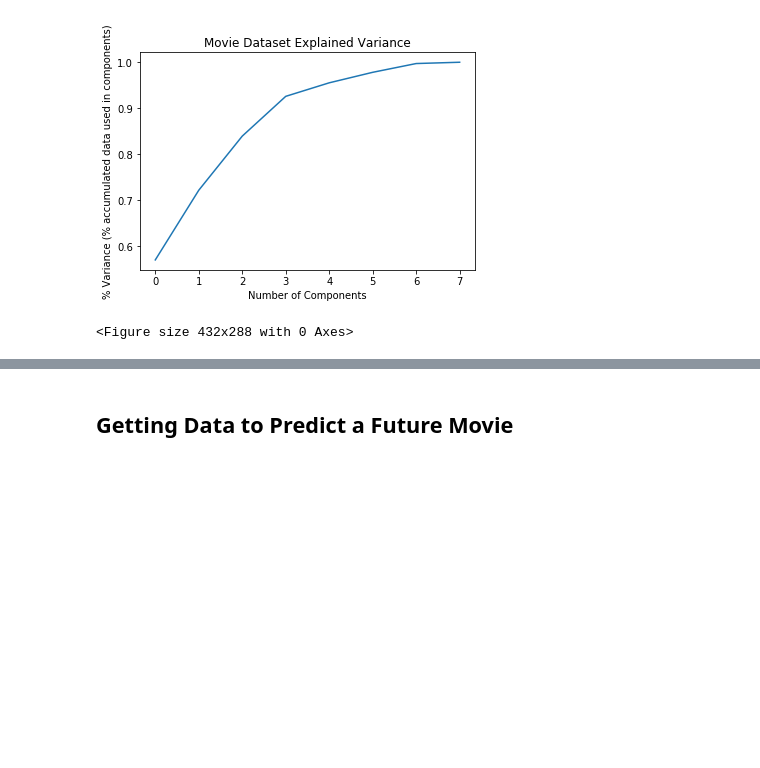
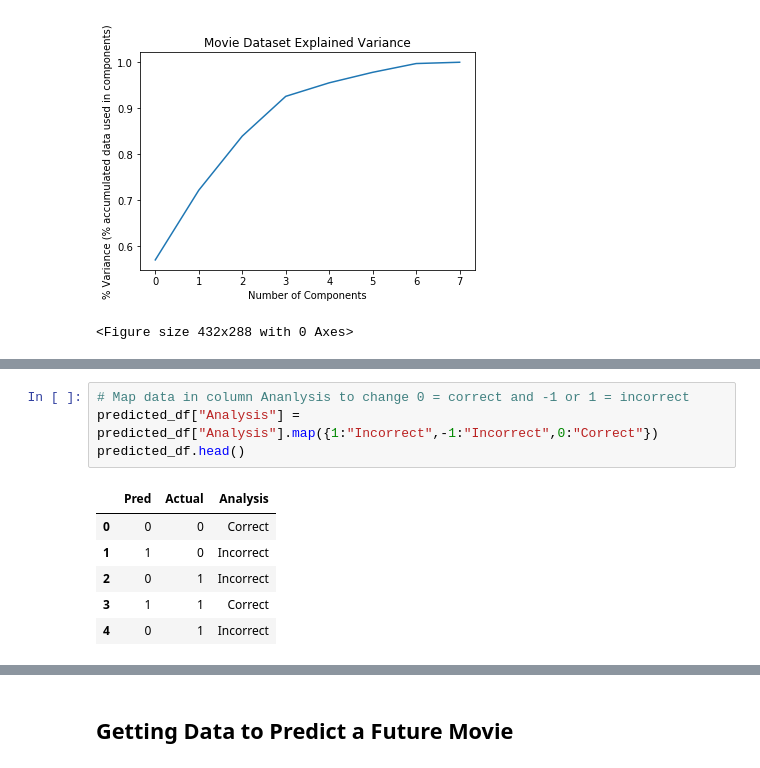
Before and after one commit to styrofomeBoots/project_3, a Jupyter notebook: Angie_PCA_QDA.ipynb, the cells around one changed output, grey strips where cells are left out. Drawn from its saved outputs; the diff is of its cells as text; blank space fills up the shorter version.

```diff
--- a/Angie_PCA_QDA.ipynb
+++ b/Angie_PCA_QDA.ipynb
@@ -647,0 +570,11 @@ SyntaxError: invalid syntax (<ipython-input-52-8501c192ac24>, line 5)
+# %%
+# Map data in column Ananlysis to change 0 = correct and -1 or 1 = incorrect
+predicted_df["Analysis"] = predicted_df["Analysis"].map({1:"Incorrect",-1:"Incorrect",0:"Correct"})
+predicted_df.head()
+# %% [output]
+|  | Pred | Actual | Analysis |
+| 0 | 0 | 0 | Correct |
+| 1 | 1 | 0 | Incorrect |
+| 2 | 0 | 1 | Incorrect |
+| 3 | 1 | 1 | Correct |
+| 4 | 0 | 1 | Incorrect |
```
Also changed, not shown: parts of 47 cells of this notebook.
